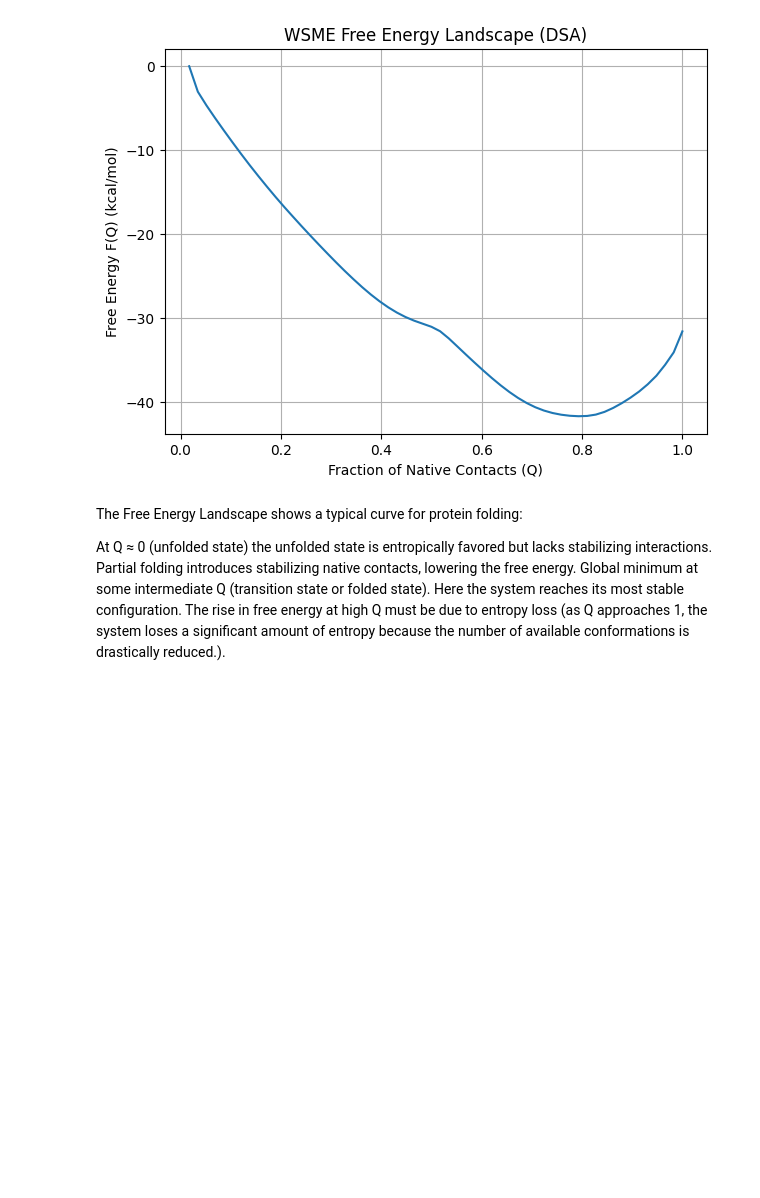
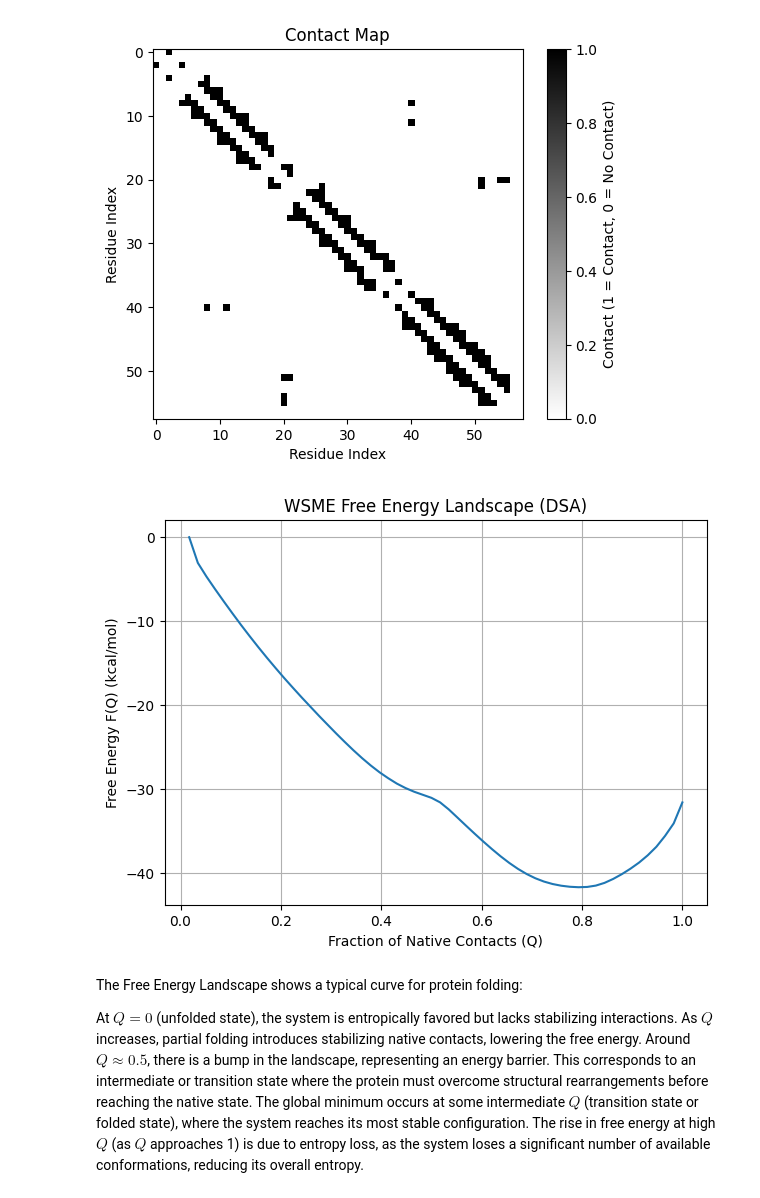
Before and after one commit to aleromualdi/WSME-ts, a Jupyter notebook: single-point-mutants.ipynb, the cells around one changed output. Cells and saved outputs as stored; diff of their text form; code cells hidden in the pictures; blank space fills up the shorter version.

```diff
--- a/single-point-mutants.ipynb
+++ b/single-point-mutants.ipynb
@@ -44,7 +45,6 @@ This discrepancy could arise from an underestimated entropy penalty in my model
 
 from Bio import PDB
 import matplotlib.pyplot as plt
-import numpy as np
 from src.utils import extract_C_alpha, compute_contact_map
 from src.wsme import (
     compute_partition_function_Q_SSA,
@@ -57,44 +57,46 @@ DATA_DIR = 'data'
 # Load the protein structure
 parser = PDB.PDBParser(QUIET=True)
 structure = parser.get_structure("Protein", "data/7urj.pdb")
-# structure = parser.get_structure("Protein", "data/wt.pdb")
 
 # Extract C-alpha coordinates and residues
 coords, residues = extract_C_alpha(structure)
 
 # Compute contact map
 contact_map = compute_contact_map(coords, cutoff=6.0)
 
 # Plot the contact map (optional)
-# plt.imshow(contact_map, cmap="gray_r", origin="upper")
-# plt.colorbar(label="Contact (1 = Contact, 0 = No Contact)")
-# plt.xlabel("Residue Index")
-# plt.ylabel("Residue Index")
-# plt.show()
+plt.imshow(contact_map, cmap="gray_r", origin="upper")
+plt.colorbar(label="Contact (1 = Contact, 0 = No Contact)")
+plt.xlabel("Residue Index")
+plt.ylabel("Residue Index")
+plt.title("Contact Map")
+plt.show()
 
 # Parameters for partition function calculation
 entropy_penalty = -4. / 1000  # kcal/mol per residue
 contact_energy = -1.0  # kcal/mol per contact
 temperature = 310.0  # Kelvin
 
 Z_Q = compute_partition_function_Q_DSA(contact_map, entropy_penalty, contact_energy, temperature)
 
 # Compute free energy based on partition function Q
 Q, F = compute_free_energy(Z_Q, temperature=temperature)
 
-
 plt.figure(figsize=(7, 5))
 plt.plot(Q, F)
 plt.xlabel("Fraction of Native Contacts (Q)")
 plt.ylabel("Free Energy F(Q) (kcal/mol)")
 plt.title("WSME Free Energy Landscape (DSA)")
 plt.grid()
 plt.show()
 # %% [output]
-[figure, old version]
+[figure, new version]
+[figure, added]
 # %% [markdown]
 The Free Energy Landscape shows a typical curve for protein folding:
 
-At Q ≈ 0 (unfolded state) the unfolded state is entropically favored but lacks stabilizing interactions. Partial folding introduces stabilizing native contacts, lowering the free energy. Global minimum at some intermediate Q (transition state or folded state). Here the system reaches its most stable configuration.
-The rise in free energy at high Q must be due to entropy loss (as Q approaches 1, the system loses a significant amount of entropy because the number of available conformations is drastically reduced.).
+At $Q=0$ (unfolded state), the system is entropically favored but lacks stabilizing interactions. As $Q$ increases, partial folding introduces stabilizing native contacts, lowering the free energy.
+Around $Q≈0.5$, there is a bump in the landscape, representing an energy barrier. This corresponds to an intermediate or transition state where the protein must overcome structural rearrangements before reaching the native state.
+The global minimum occurs at some intermediate $Q$ (transition state or folded state), where the system reaches its most stable configuration.
+The rise in free energy at high $Q$ (as $Q$ approaches 1) is due to entropy loss, as the system loses a significant number of available conformations, reducing its overall entropy.
 # %% [markdown]
```
Also changed, not shown: parts of 23 cells of this notebook, 8 other files.
